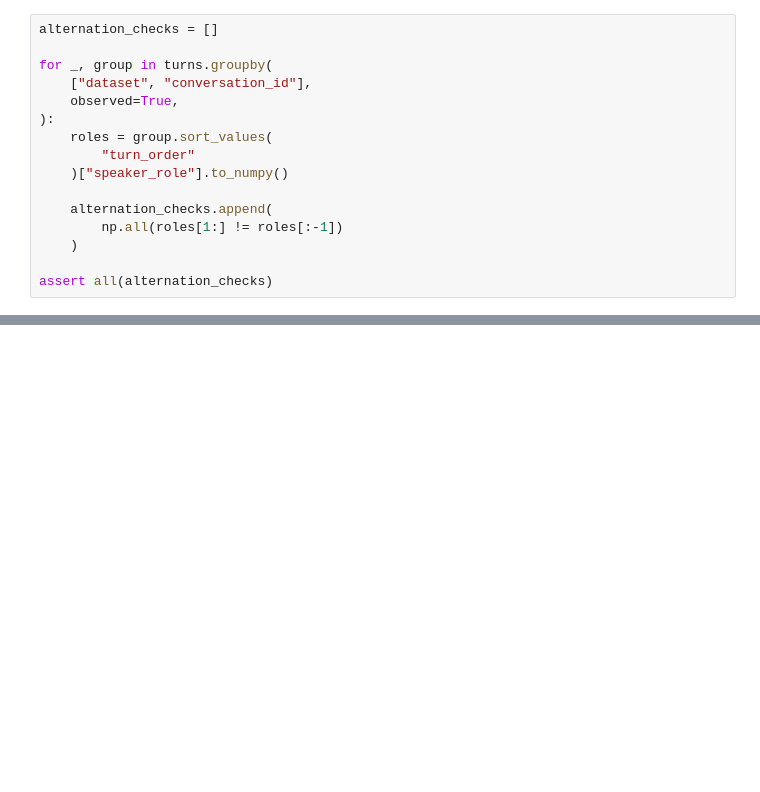
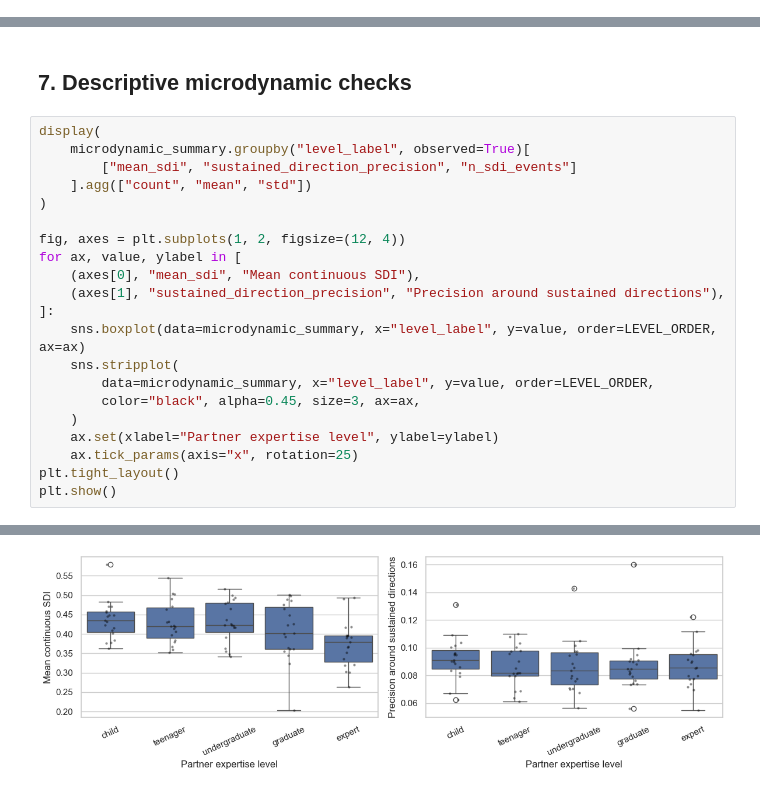
Before and after one commit to yume-24/expertise_conversation, a Jupyter notebook: 02_dynamic_conversation_metrics.ipynb, the cells around one changed output, grey strips where cells are left out. Cells and saved outputs as stored; diff of their text form; blank space fills up the shorter version.

```diff
--- a/02_dynamic_conversation_metrics.ipynb
+++ b/02_dynamic_conversation_metrics.ipynb
@@ -4016,16 +0,0 @@ assert turns["speaker_role"].isin(
-# %%
-alternation_checks = []
-
-for _, group in turns.groupby(
-    ["dataset", "conversation_id"],
-    observed=True,
-):
-    roles = group.sort_values(
-        "turn_order"
-    )["speaker_role"].to_numpy()
-
-    alternation_checks.append(
-        np.all(roles[1:] != roles[:-1])
-    )
-
-assert all(alternation_checks)
@@ -10934,0 +475,24 @@ plt.show()
+# %% [markdown]
+## 7. Descriptive microdynamic checks
+# %%
+display(
+    microdynamic_summary.groupby("level_label", observed=True)[
+        ["mean_sdi", "sustained_direction_precision", "n_sdi_events"]
+    ].agg(["count", "mean", "std"])
+)
+
+fig, axes = plt.subplots(1, 2, figsize=(12, 4))
+for ax, value, ylabel in [
+    (axes[0], "mean_sdi", "Mean continuous SDI"),
+    (axes[1], "sustained_direction_precision", "Precision around sustained directions"),
+]:
+    sns.boxplot(data=microdynamic_summary, x="level_label", y=value, order=LEVEL_ORDER, ax=ax)
+    sns.stripplot(
+        data=microdynamic_summary, x="level_label", y=value, order=LEVEL_ORDER,
+        color="black", alpha=0.45, size=3, ax=ax,
+    )
+    ax.set(xlabel="Partner expertise level", ylabel=ylabel)
+    ax.tick_params(axis="x", rotation=25)
+plt.tight_layout()
+plt.show()
+# %% [output]
@@ -10934,0 +507 @@ plt.show()
+[figure, added]
```
Also changed, not shown: parts of 250 cells of this notebook, 11 other files.
